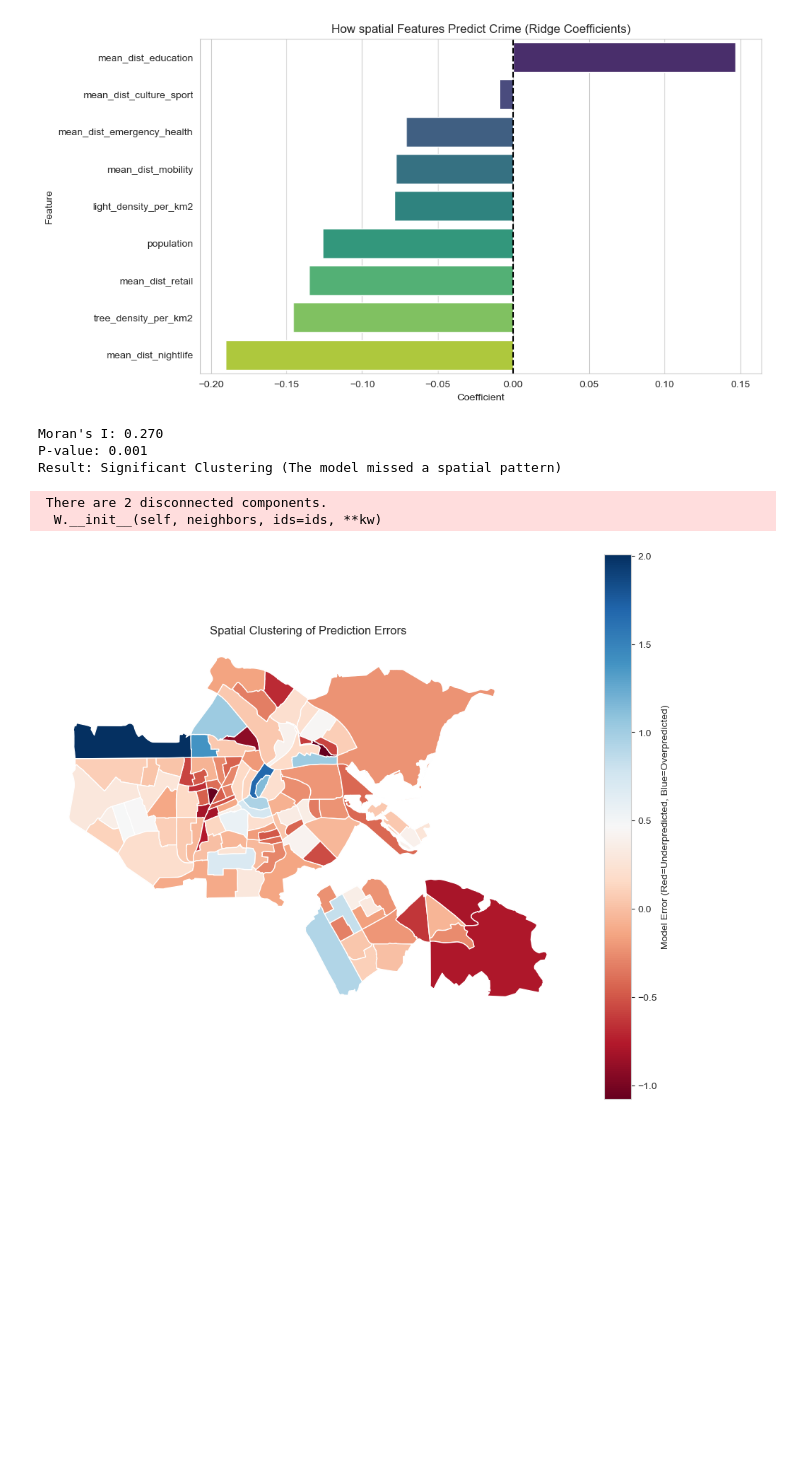
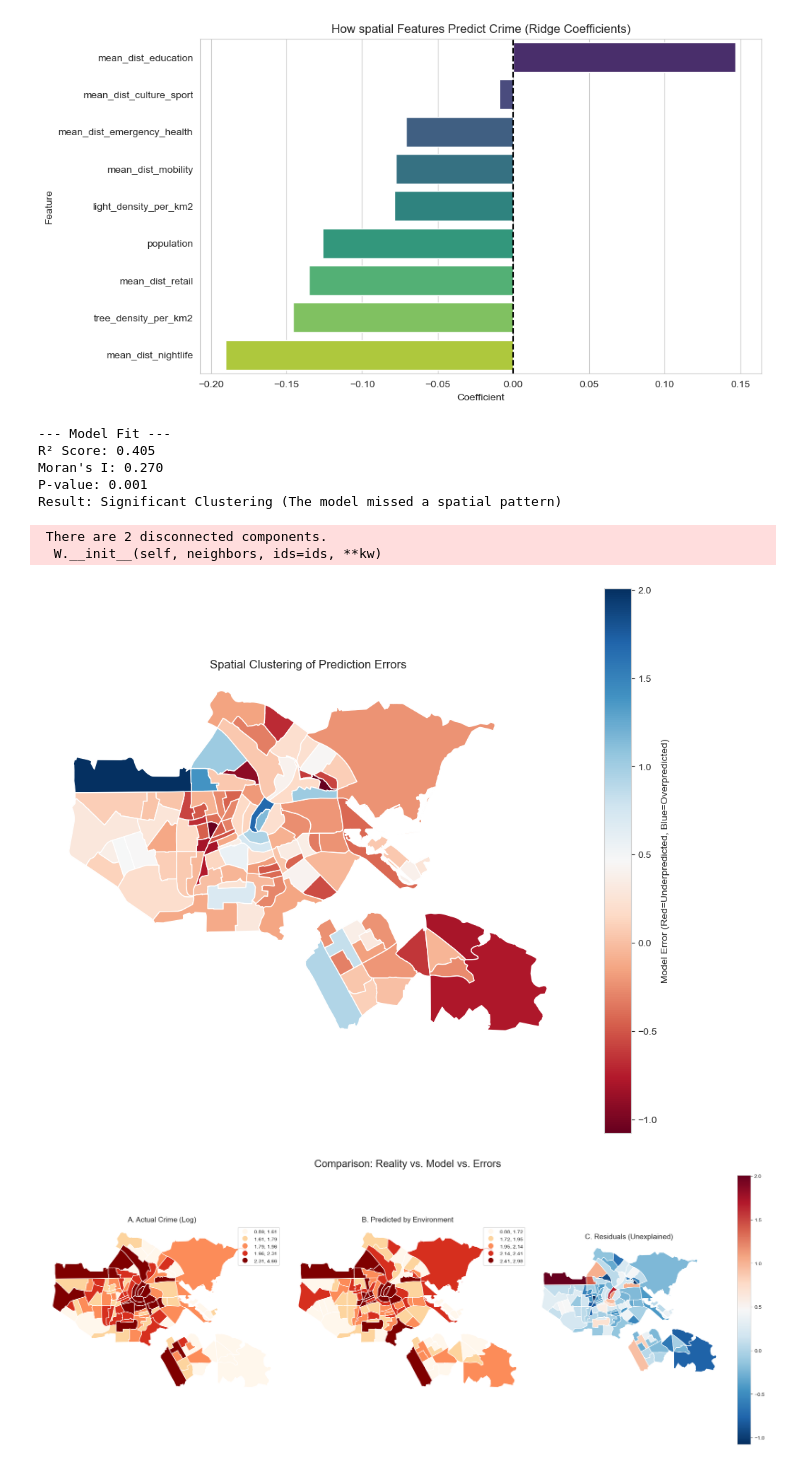
Before and after one commit to YoranB/Spatial-data-science, a Jupyter notebook: Machine_learning.ipynb, the cells around one changed output. Drawn from its saved outputs; the diff is of its cells as text; code cells hidden in the pictures; blank space fills up the shorter version.

```diff
--- a/Machine_learning.ipynb
+++ b/Machine_learning.ipynb
@@ -130,6 +130,10 @@ X_scaled = scaler.fit_transform(X)
 ridge = RidgeCV(alphas=[0.1, 1.0, 10.0, 100.0]) # Simplified alpha list
 ridge.fit(X_scaled, y)
 
+r2_score = ridge.score(X_scaled, y)
+print(f"--- Model Fit ---")
+print(f"R² Score: {r2_score:.3f}")
+
 # 5. Calculate Residuals (Errors)
 gdf_model['predicted'] = ridge.predict(X_scaled)
 gdf_model['residual'] = gdf_model[target] - gdf_model['predicted']
@@ -159,9 +163,54 @@ ax.set_title('Spatial Clustering of Prediction Errors')
 ax.axis('off')
 plt.show()
 # %% [output]
+--- Model Fit ---
+R² Score: 0.405
 Moran's I: 0.270
 P-value: 0.001
 Result: Significant Clustering (The model missed a spatial pattern)
  There are 2 disconnected components.
   W.__init__(self, neighbors, ids=ids, **kw)
 [figure]
+# %%
+import matplotlib.pyplot as plt
+import pandas as pd
+import geopandas as gpd
+
+# Assuming you still have 'gdf_model' from the previous step
+# If not, re-run the previous code block to create it
+
+fig, axes = plt.subplots(1, 3, figsize=(20, 8))
+
+# --- Map 1: Actual Crime (Log Scale) ---
+gdf_model.plot(column='log_crime_rate',
+               cmap='OrRd',
+               scheme='quantiles',
+               k=5,
+               legend=True,
+               ax=axes[0])
+axes[0].set_title('A. Actual Crime (Log)', fontsize=14)
+axes[0].axis('off')
+
+# --- Map 2: Predicted Crime ---
+gdf_model.plot(column='predicted',
+               cmap='OrRd',
+               scheme='quantiles', # Using same scheme for fair comparison
+               k=5,
+               legend=True,
+               ax=axes[1])
+axes[1].set_title('B. Predicted by Environment', fontsize=14)
+axes[1].axis('off')
+
+# --- Map 3: Residuals (The Gap) ---
+gdf_model.plot(column='residual',
+               cmap='RdBu_r', # Red = Underpredicted (Danger), Blue = Overpredicted (Safe)
+               legend=True,
+               ax=axes[2])
+axes[2].set_title('C. Residuals (Unexplained)', fontsize=14)
+axes[2].axis('off')
+
+plt.suptitle('Comparison: Reality vs. Model vs. Errors', fontsize=20)
+plt.tight_layout()
+plt.show()
+# %% [output]
+[figure, added]
```
